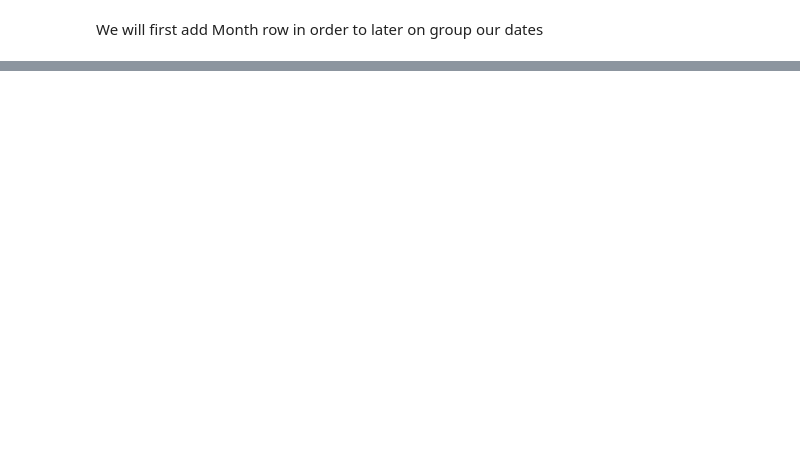
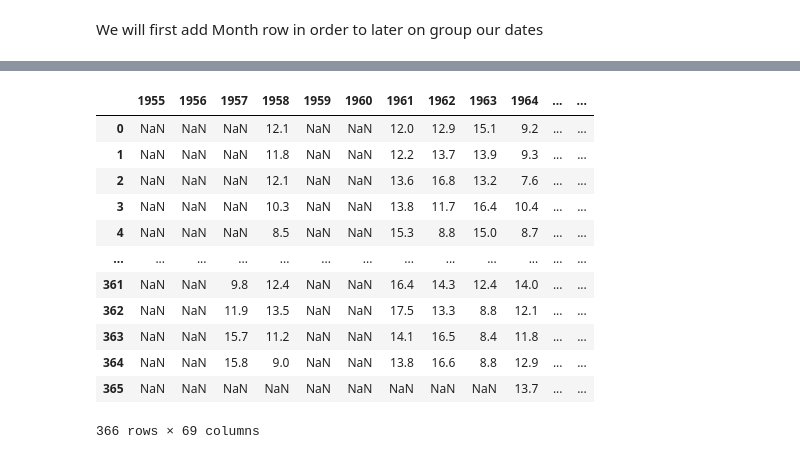
Before and after one commit to gliargovas/AML_2021_Assignments, a Jupyter notebook: Assignment1.ipynb, the cells around one changed output, grey strips where cells are left out. Cells and saved outputs as stored; diff of their text form; code cells hidden in the pictures; blank space fills up the shorter version.

```diff
--- a/Assignment1.ipynb
+++ b/Assignment1.ipynb
@@ -353,0 +376,27 @@ KeyError: 'TAVG'
+# %%
+q4_baseline = combined_data
+q4_baseline = q4_baseline[(q4_baseline.YEAR >= 1979) & (q4_baseline.YEAR <= 1999)]
+q4_baseline = pd.DataFrame(q4_baseline.groupby("DAY").mean()["TAVG"])
+q4_baseline["DOY"] = q4_baseline.index
+q4_baseline
+
+q4 = combined_data
+q4 = q4.pivot(index="DAY", columns="YEAR", values="TAVG")
+q4["DOY"] = q4.index
+q4 = q4.merge(q4_baseline, on="DOY")
+q4.reset_index()
+q4
+# %% [output]
+|  | 1955 | 1956 | 1957 | 1958 | 1959 | 1960 | 1961 | 1962 | 1963 | 1964 | ... | ... |
+| 0 | NaN | NaN | NaN | 12.1 | NaN | NaN | 12.0 | 12.9 | 15.1 | 9.2 | ... | ... |
+| 1 | NaN | NaN | NaN | 11.8 | NaN | NaN | 12.2 | 13.7 | 13.9 | 9.3 | ... | ... |
+| 2 | NaN | NaN | NaN | 12.1 | NaN | NaN | 13.6 | 16.8 | 13.2 | 7.6 | ... | ... |
+| 3 | NaN | NaN | NaN | 10.3 | NaN | NaN | 13.8 | 11.7 | 16.4 | 10.4 | ... | ... |
+| 4 | NaN | NaN | NaN | 8.5 | NaN | NaN | 15.3 | 8.8 | 15.0 | 8.7 | ... | ... |
+| ... | ... | ... | ... | ... | ... | ... | ... | ... | ... | ... | ... | ... |
+| 361 | NaN | NaN | 9.8 | 12.4 | NaN | NaN | 16.4 | 14.3 | 12.4 | 14.0 | ... | ... |
+| 362 | NaN | NaN | 11.9 | 13.5 | NaN | NaN | 17.5 | 13.3 | 8.8 | 12.1 | ... | ... |
+| 363 | NaN | NaN | 15.7 | 11.2 | NaN | NaN | 14.1 | 16.5 | 8.4 | 11.8 | ... | ... |
+| 364 | NaN | NaN | 15.8 | 9.0 | NaN | NaN | 13.8 | 16.6 | 8.8 | 12.9 | ... | ... |
+| 365 | NaN | NaN | NaN | NaN | NaN | NaN | NaN | NaN | NaN | 13.7 | ... | ... |
+366 rows × 69 columns
```
Also changed, not shown: parts of 9 cells of this notebook.
